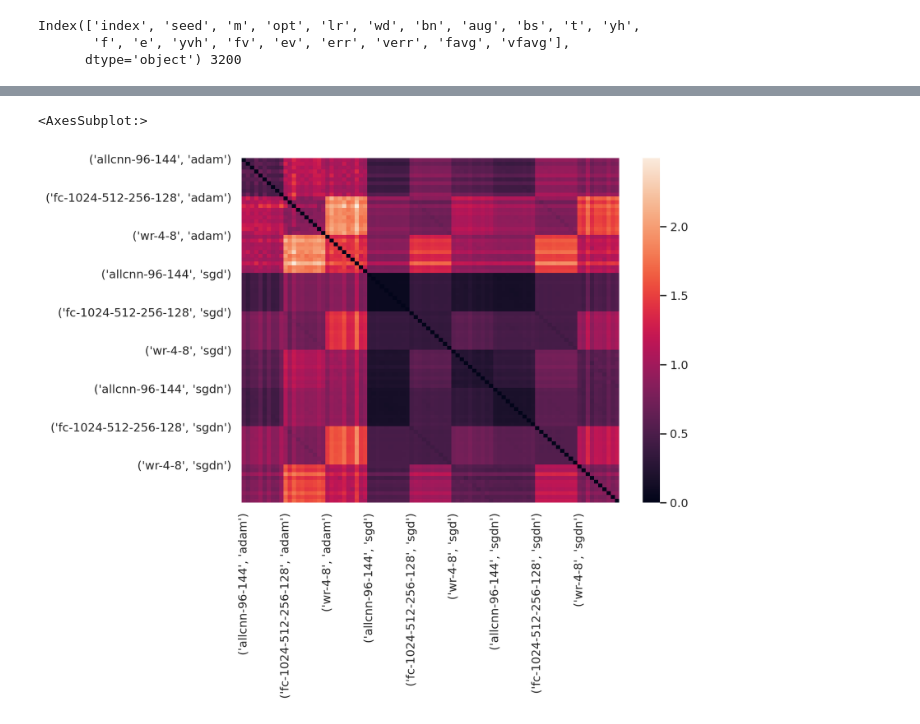
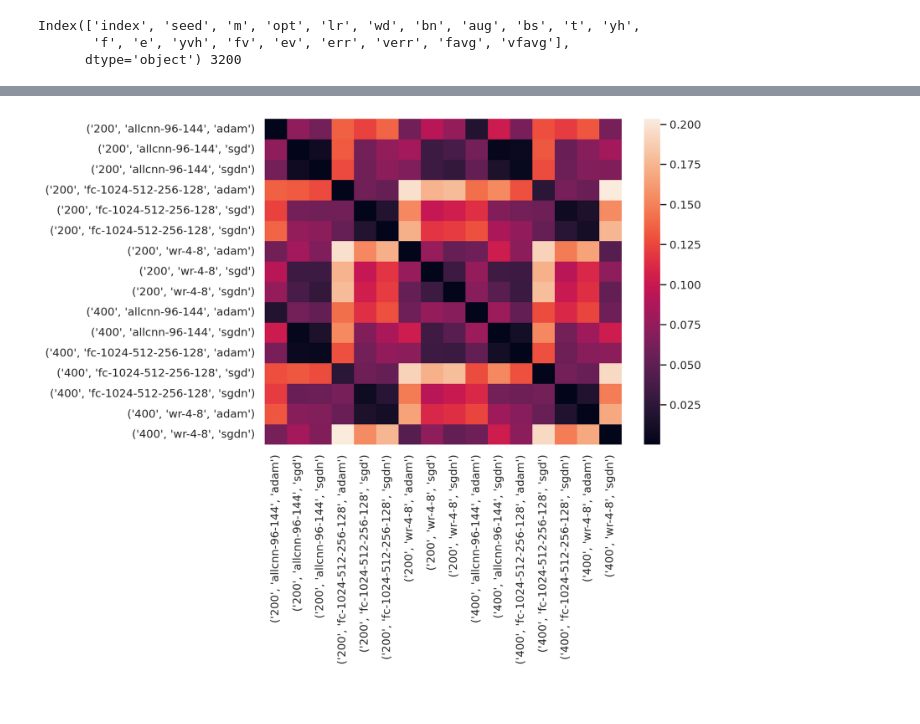
Before and after one commit to grasp-lyrl/low-dimensional-deepnets, a Jupyter notebook: distance.ipynb, the cells around one changed output, grey strips where cells are left out. Saved outputs shown, nothing was run; the diff lists cells and outputs as text; code cells hidden in the pictures.

Commit message:
pairwise dists

```diff
--- a/distance.ipynb
+++ b/distance.ipynb
@@ -202,2 +215,3 @@ Index(['index', 'seed', 'm', 'opt', 'lr', 'wd', 'bn', 'aug', 'bs', 't', 'yh',
 # %%
-dists, configs = pairwise_dist_batch(d, groups=['m', 'opt', 'seed', 'bs'], s=0.1, batch=2)
+loc = 'results/models/new'
+dists, configs = th.load(os.path.join(loc, 'pairwise_dists_bs.p')).values()
@@ -208,0 +218,23 @@ th.save({'dists':dists, 'configs':configs}, os.path.join(loc, 'pairwise_dists_bs
+# %%
+def plot_pairwise_dist(dists, configs, conds={0:[200, 400]}, sortby=1, mean=False, block_size=10, annot=False):
+    idxs = []
+    columns = []
+    for (i, c) in enumerate(configs):
+        if all(c[k] in v for (k, v) in conds.items()):
+            idxs.append(i)
+            columns.append(c)
+    idxs = np.array(idxs)
+    columns = np.stack(columns)
+    cidxs = np.lexsort(columns[:, sortby-1:sortby].T)
+    idxs = idxs[cidxs]
+    columns = columns[cidxs, :3]
+
+    didxs=dists[:, idxs][idxs]
+
+    if mean:
+        avg_dists = F.conv2d(th.Tensor(didxs).unsqueeze(0).unsqueeze(0),
+                             weight=th.ones(1,1, block_size, block_size)/(block_size**2), stride=block_size)
+        sns.heatmap(pd.DataFrame(avg_dists.squeeze().numpy(),
+                                 columns=columns[::block_size], index=columns[::block_size]), annot=annot)
+    else:
+        sns.heatmap(pd.DataFrame(didxs, columns=columns, index=columns), xticklabels=block_size, yticklabels=block_size)
@@ -209,17 +249,4 @@ th.save({'dists':dists, 'configs':configs}, os.path.join(loc, 'pairwise_dists_bs
 # %%
-idxs = []
-columns = []
-for (i, c) in enumerate(configs):
-    if c[-1] != -1:
-        idxs.append(i)
-        columns.append(c[:2])
-idxs = np.array(idxs)
-columns = np.stack(columns)
-cidxs = np.lexsort(columns.T)
-idxs = idxs[cidxs]
-
-didxs=dists_sym[:, idxs][idxs]
-sns.heatmap(pd.DataFrame(didxs, columns=columns[cidxs], index=columns[cidxs]), xticklabels=10, yticklabels=10)
+plot_pairwise_dist(dists, configs, conds={-1:[-1]}, block_size=1)
 # %% [output]
-<AxesSubplot:>
-[figure, old version]
+[figure, new version]
```
Also changed, not shown: parts of 35 cells of this notebook, 1 other file.
